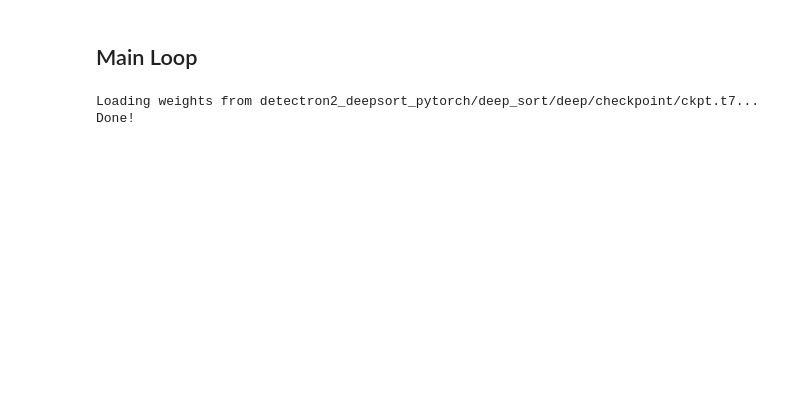
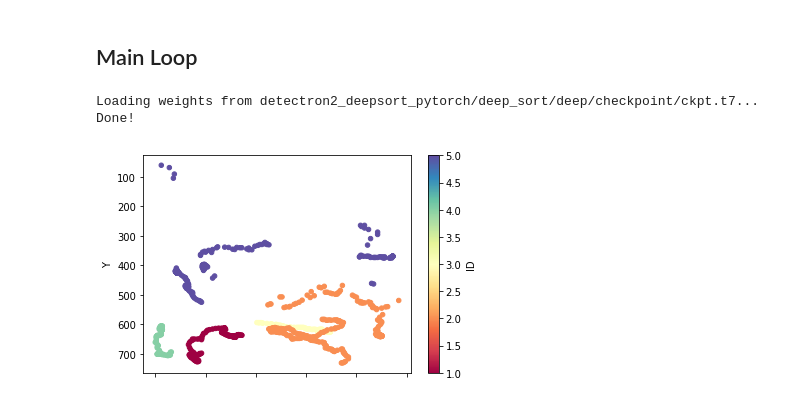
Before and after one commit to stevearonson/VB-Video-Tracking, a Jupyter notebook: Detectron2_with_DeepSort.ipynb, the cells around one changed output. Cells and saved outputs as stored; diff of their text form; code cells hidden in the pictures; blank space fills up the shorter version.

```diff
--- a/Detectron2_with_DeepSort.ipynb
+++ b/Detectron2_with_DeepSort.ipynb
@@ -214,10 +258,16 @@ class Court:
 # create a time log for rallys in video
 time_log = pd.DataFrame({'Rally': [1,2,3,4],
                          'Start': pd.to_timedelta(['00:00:11', '00:00:33', '00:00:52','00:01:18']),
-                         'Length': pd.to_timedelta(['00:00:06', '00:00:08', '00:00:14','00:00:11'])
+                         'Length': pd.to_timedelta(['00:00:06', '00:00:08', '00:00:14','00:00:11']),
+                         'P1' : ['Sophia', 'Emily', 'Emily', 'Emily'],
+                         'P2' : ['Emily', 'Maggie', 'Maggie', 'Maggie'],
+                         'P3' : ['Maggie', 'Taylor', 'Taylor', 'Taylor'],
+                         'P4' : ['Taylor', 'Quinn', 'Quinn', 'Quinn'],
+                         'P5' : ['Quinn', 'Cici', 'Cici', 'Cici'],
+                         'P6' : ['Cici', 'Sophia', 'Sophia', 'Sophia']
                          })
 # %%
-import importlib
+# import importlib
 
 from detectron2_deepsort_pytorch.deep_sort import DeepSort
 from detectron2_deepsort_pytorch.util import draw_bboxes
@@ -248,7 +298,9 @@ for _,rally in time_log.iterrows():
         videoOut.write(frame)
     video_time = rally['Start'].seconds
 
+
     # process rally frames
+    # first_rally_frame = True
     rally_frames = int(rally['Length'].seconds * frames_per_second)
     for ix in tqdm(range(rally_frames)):
         ret, frame = cap.read()
@@ -270,15 +322,27 @@ for _,rally in time_log.iterrows():
         if len(outputs) > 0:
             bbox_xyxy = outputs[:, :4]
             identities = outputs[:, -1]
+
+            # if first_rally_frame:
+            #     first_rally_frame = False
+            #    our_players_ix = np.argsort(bbox_xyxy[:,3])[-5:]
+
+            # labels = identities.astype('str')
+            # labels[our_players_ix] = rally['P1':'P5'].values
+
             frame_poly = draw_bboxes(frame_poly, bbox_xyxy, identities)
-
 
             # create the min map
             video_pos = np.array([[(x1+x2)/2, y2] for x1, y1, x2, y2 in bbox_xyxy])
             diagram_pos = court.map_pos_to_diagram(video_pos)
             miniMap = court.create_mini_map(diagram_pos, identities)
 
-            # all_pos.extend(player_pos)
+            curr_pos = pd.DataFrame(np.concatenate([identities[:, None], diagram_pos], axis=1),
+                                    columns=['ID', 'X', 'Y'])
+            curr_pos.insert(0, 'Rally', rally['Rally'])
+            curr_pos.insert(1, 'Frame', ix)
+
+            all_pos.append(curr_pos)
 
 
             #insert mini map into frame
@@ -291,7 +355,17 @@ for _,rally in time_log.iterrows():
 
 videoOut.release()
 cap.release()
-
-# print(all_pos)
 # %% [output]
 Loading weights from detectron2_deepsort_pytorch/deep_sort/deep/checkpoint/ckpt.t7... Done!
+# %%
+df = pd.concat(all_pos)
+df.to_csv('/gdrive/My Drive/VB/Video/player_pos.csv')
+# %%
+import matplotlib.pyplot as plt
+from matplotlib import cm
+
+cmap = cm.get_cmap('Spectral')
+df[df['ID'].isin(['1', '2', '3', '4', '5'])].plot('X','Y',kind='scatter', c='ID', cmap=cmap, edgecolor=None)
+plt.gca().invert_yaxis()
+# %% [output]
+[figure, added]
```
Also changed, not shown: parts of 6 cells of this notebook.
